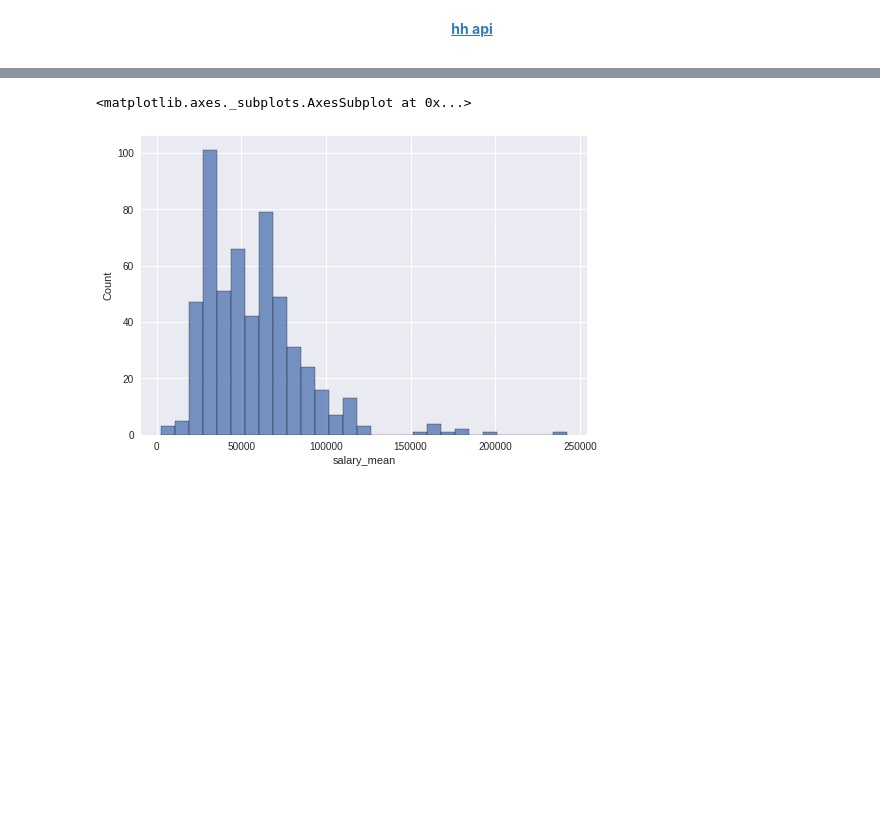
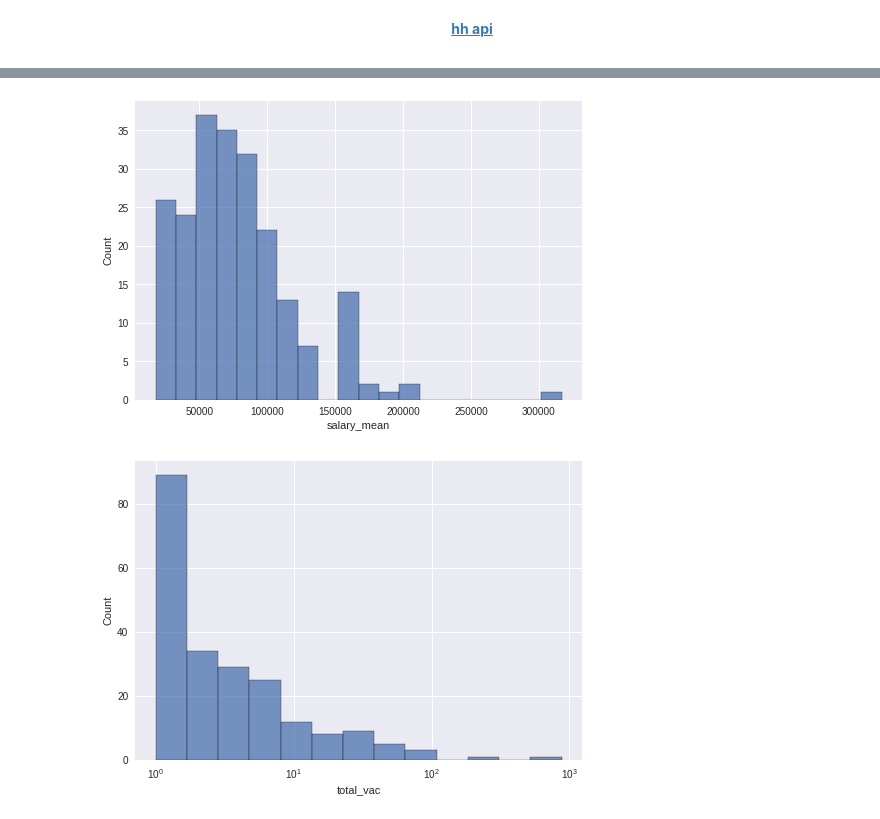
Before and after one commit to rufous86/hh_api, a Jupyter notebook: hh_api.ipynb, the cells around one changed output, grey strips where cells are left out. Cells and saved outputs as stored; diff of their text form; code cells hidden in the pictures; blank space fills up the shorter version.

```diff
--- a/hh_api.ipynb
+++ b/hh_api.ipynb
@@ -59,6 +59,6 @@ collecting <tensorflow>
 # %%
 df = data.copy()
-columns = ['name', 'salary', 'schedule', 'accept_temporary', 'area']
+columns = ['name', 'salary', 'schedule', 'accept_temporary', 'area', 'published_at']
 df = df[columns]
 df.head()
 # %% [output]
@@ -171,13 +183,18 @@ df.head()
+# %%
+df['published_at'] = pd.to_datetime(df['published_at']).dt.date
 # %%
 df_grouped = (df
-     .groupby('city')[['salary_mean', 'lon', 'lat', 'total_vac']]
+     .groupby('city')[['salary_mean', 'lon', 'lat', 'total_vac', 'published_at']]
      .agg('mean')
                          )
 # %%
 sns.histplot(data=df_grouped, x='salary_mean')
+plt.show()
+sns.histplot(data=df_grouped, x='total_vac', log_scale=True)
+plt.show()
 # %% [output]
-<matplotlib.axes._subplots.AxesSubplot at 0x...>
-[figure, old version]
+[figure, new version]
+[figure, added]
 # %%
 df_grouped['city'] = df_grouped.index
 # %%
```
Also changed, not shown: parts of 13 cells of this notebook.
